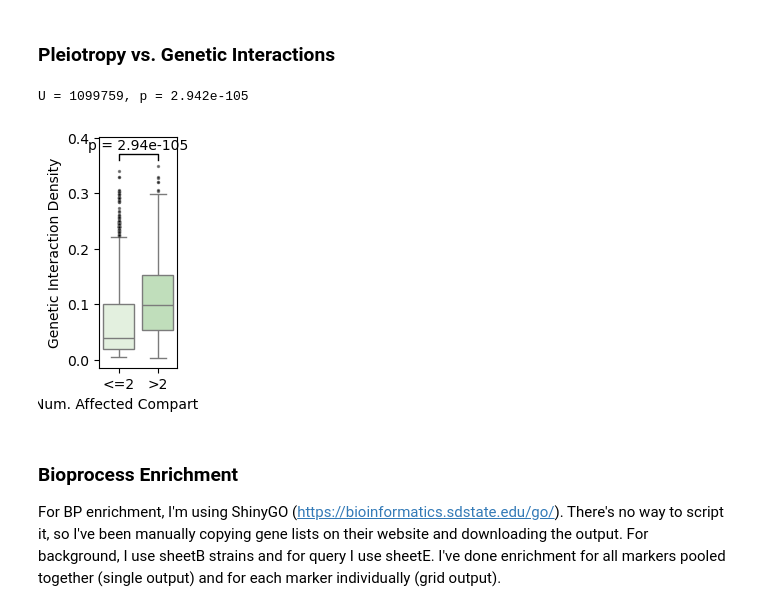
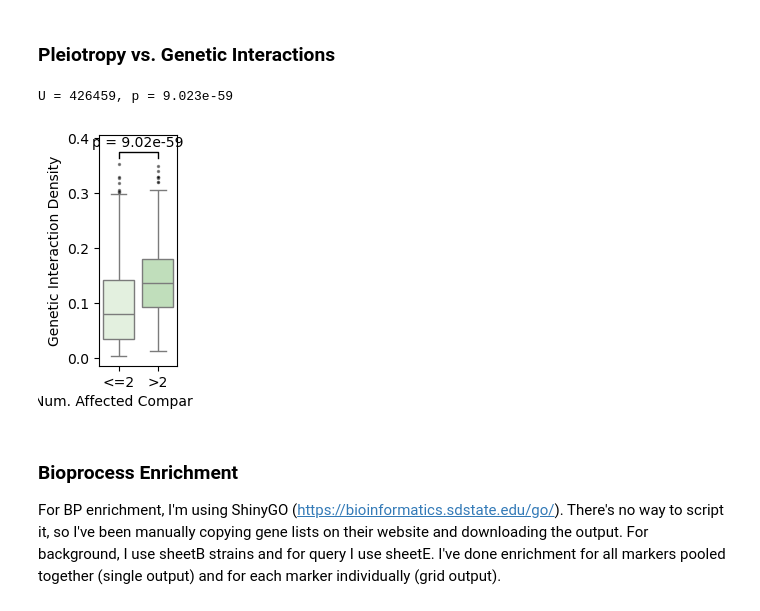
Before and after one commit to arsam-dj/MarkerProject, a Jupyter notebook: 12_make_plots_with_phenotype_data.ipynb, the cells around one changed output. Saved outputs shown, nothing was run; the diff lists cells and outputs as text; code cells hidden in the pictures.

```diff
--- a/12_make_plots_with_phenotype_data.ipynb
+++ b/12_make_plots_with_phenotype_data.ipynb
@@ -404,14 +1702,18 @@ plt.show()
 ### Correlation Matrix
 # %%
 ## Read data
+final_spreadsheet = pl.read_excel(f"/home/alex/alex_files/markerproject_redux/strain_filtering/{phenotype_set}/filtered_strain_workbooks/Combined_{phenotype_set}_Data.xlsx", sheet_name=sheet_data)
 marker_dfs = []
+
 for marker in markers:
     marker_df = (
-        pl
-        .read_excel(f"/home/alex/alex_files/markerproject_redux/strain_filtering/{phenotype_set}/filtered_strain_workbooks/{marker}_filtered_strains.xlsx", sheet_name=sheet_data)
-        .select(["ORF", "Strain_ID"] + [pen_col_to_select])
-        .filter(~pl.col("ORF").is_in(["YOR202W", "YMR271C"]))
-        .rename({pen_col_to_select: marker})
+        final_spreadsheet
+        .filter(
+            (pl.col("Marker") == marker),
+            (~pl.col("ORF").is_in(["YOR202W", "YMR271C"]))
+            )
+        .select(["ORF", "Strain_ID", "Total_Penetrance"])
+        .rename({"Total_Penetrance": marker})
         .drop("ORF")
         )
     marker_dfs.append(marker_df)
@@ -443,6 +1745,7 @@ corr_matrix = (
     .with_columns(pl.Series("Compartment", numeric_df.columns))
     .select(["Compartment"] + numeric_df.columns)
     .to_pandas()
+    .fillna(0)
     )
 
 corr_matrix = corr_matrix.set_index("Compartment")
@@ -452,7 +1755,7 @@ corr_matrix = corr_matrix.set_index("Compartment")
 g = sns.clustermap(
     corr_matrix,
     figsize=(7, 5),
-    method='ward', # single, complete, average, weighted, centroid, median, ward
+    method="ward", # single, complete, average, weighted, centroid, median, ward
     vmin=0,
     vmax=1,
     dendrogram_ratio=(0.0001, 0.0001), # effectively hide dendrograms
@@ -659,6 +1969,26 @@ markers_order = (
 df = combined_df.to_pandas()
 
 # --- figure with 2 columns: labels | plots ---
+
+# Publication-style theme
+sns.set_theme(
+    style="whitegrid",
+    context="paper",
+    font="DejaVu Sans",
+    font_scale=1.25,
+    rc={
+        "axes.edgecolor": "#333333",
+        "axes.linewidth": 0.8,
+        "axes.labelcolor": "#222222",
+        "xtick.color": "#333333",
+        "ytick.color": "#333333",
+        "grid.color": "#E6E6E6",
+        "grid.linewidth": 0.7,
+        "figure.dpi": 500,
+        "savefig.dpi": 500,
+    },
+)
+
 fig = plt.figure(figsize=(4, 6))
 gs = gridspec.GridSpec(
     nrows=len(markers_order),
@@ -1213,7 +2540,7 @@ interactions = pl.read_excel("/home/alex/alex_files/markerproject_redux/misc_fil
 # sig genes only
 sig_gene_interactions = (
     pl
-    .read_excel(f"/home/alex/alex_files/markerproject_redux/strain_filtering/{phenotype_set}/filtered_strain_workbooks/all_filtered_strains.xlsx", sheet_name=sheet_data)
+    .read_excel(f"/home/alex/alex_files/markerproject_redux/strain_filtering/{phenotype_set}/filtered_strain_workbooks/Combined_{phenotype_set}_Data.xlsx", sheet_name=sheet_data)
     .with_columns(pl.col("Strain_ID").alias("Strain_ID_2"))
     .with_columns(pl.col("Strain_ID_2").str.split("-").list.to_struct(fields=["Strain", "Condition"])).unnest("Strain_ID_2")
     .join(interactions, on=["ORF", "Strain"], how="left")
@@ -1315,35 +2642,35 @@ sns.boxplot(x="Num_Comps", y="Total_Density",
 # p-value
 y = combined_df["Total_Density"].max()
 
 ax.plot([0, 0, 1, 1], [y*1.03, y*1.06, y*1.06, y*1.03], c="black", lw=1)
 
 ax.text(
     0.5,
     y*1.07,
     f"p = {p:.2e}",
     ha="center",
     va="bottom",
     fontsize=10
 )
 
 ax.set_ylim(top=y*1.15)
 
 # axis labels (rename axes)
 ax.set_xticklabels([
     ">2" if tick.get_text() == "3" else "<=2"
     for tick in ax.get_xticklabels()
 ])
 
 ax.set_xlabel("Num. Affected Compartments")
 ax.set_ylabel("Genetic Interaction Density")
 
 if save_figs:
     plt.savefig("/mnt/c/Users/peree/OneDrive/Desktop/pleigi.pdf", format="pdf",  bbox_inches="tight")
 plt.show()
 plt.close()
 # %% [output]
-U = 1099759, p = 2.942e-105
+U = 426459, p = 9.023e-59
-[figure, old version]
+[figure, new version]
 # %% [markdown]
 ### Bioprocess Enrichment
 
```
Also changed, not shown: parts of 55 cells of this notebook.
